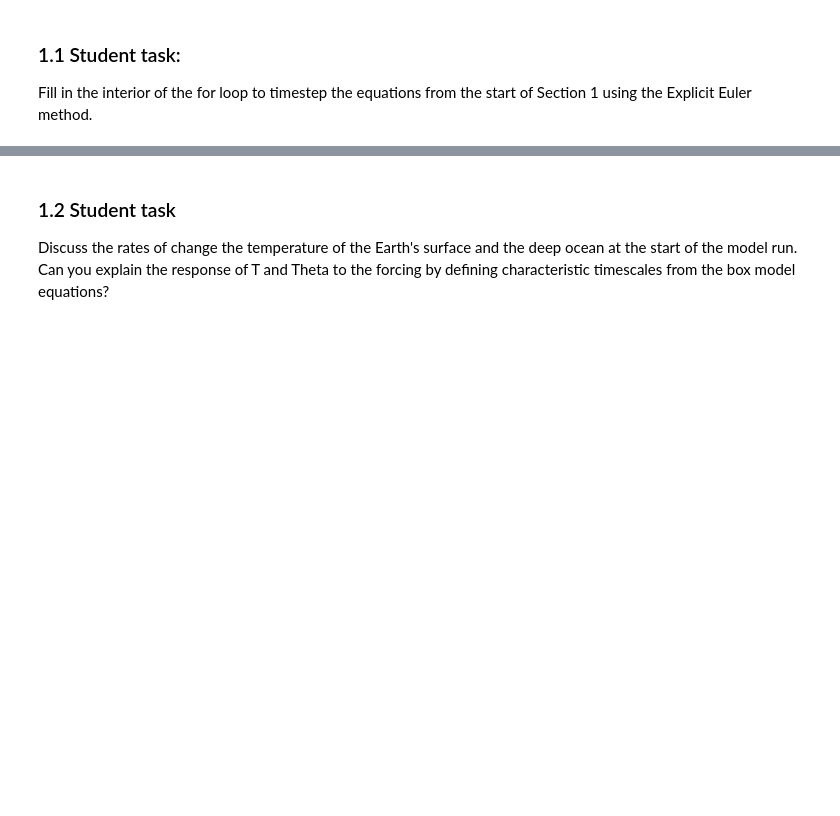
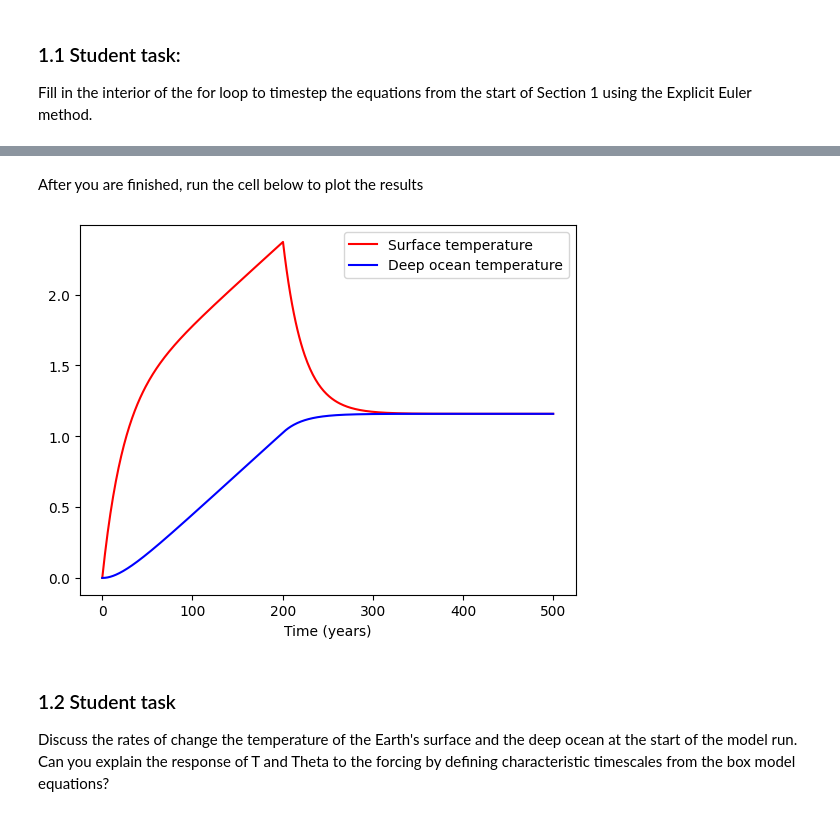
Before and after one commit to johnryantaylor/QCES, a Jupyter notebook: Project1_numerical_methods.ipynb, the cells around one changed output, grey strips where cells are left out. Saved outputs shown, nothing was run; the diff lists cells and outputs as text; code cells hidden in the pictures; blank space fills up the shorter version.

```diff
--- a/Project1_numerical_methods.ipynb
+++ b/Project1_numerical_methods.ipynb
@@ -92,7 +77,3 @@ def get_plots_for_temps(T, theta):
   plt.plot(t,theta,'b-')
   plt.legend(['Surface temperature','Deep ocean temperature'])
   plt.xlabel('Time (years)')
-# %%
-def get_plots_for_forcing_fn(new_forcing_fn):
-  T, theta = get_temps_for_forcing_fn(new_forcing_fn)
-  get_plots_for_temps(T, theta)
@@ -99,3 +86,9 @@ def get_plots_for_forcing_fn(new_forcing_fn):
+# %% [markdown]
+After you are finished, run the cell below to plot the results
+# %%
+get_plots_for_forcing_fn(F)
+# %% [output]
+[figure, added]
 # %% [markdown]
 ### 1.2 Student task
 <a id='section1pt2'></a>
```
Also changed, not shown: parts of 4 cells of this notebook.
